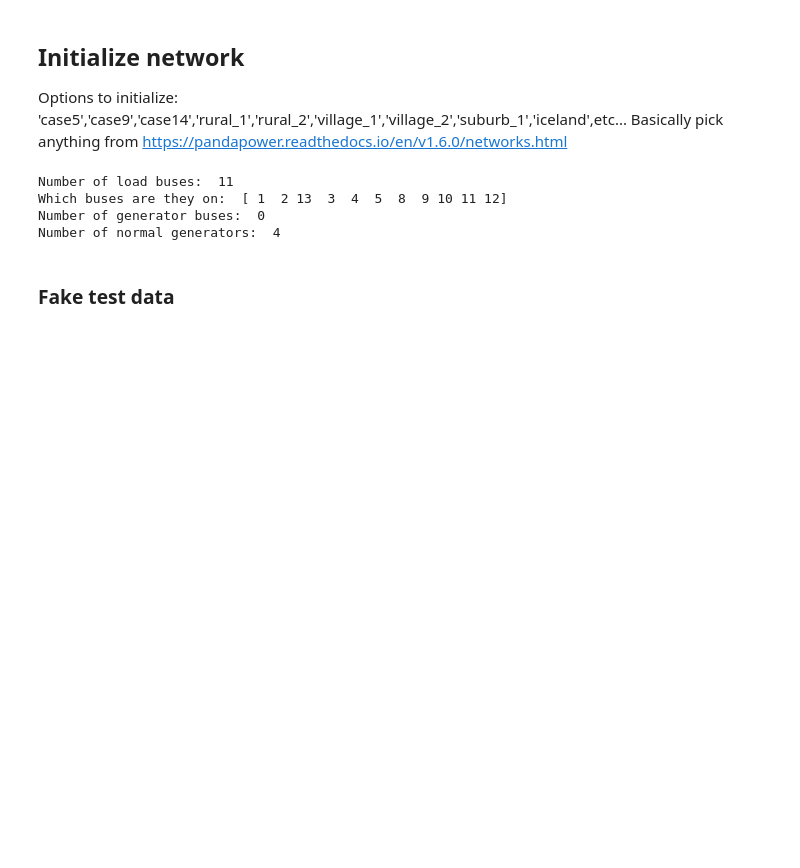
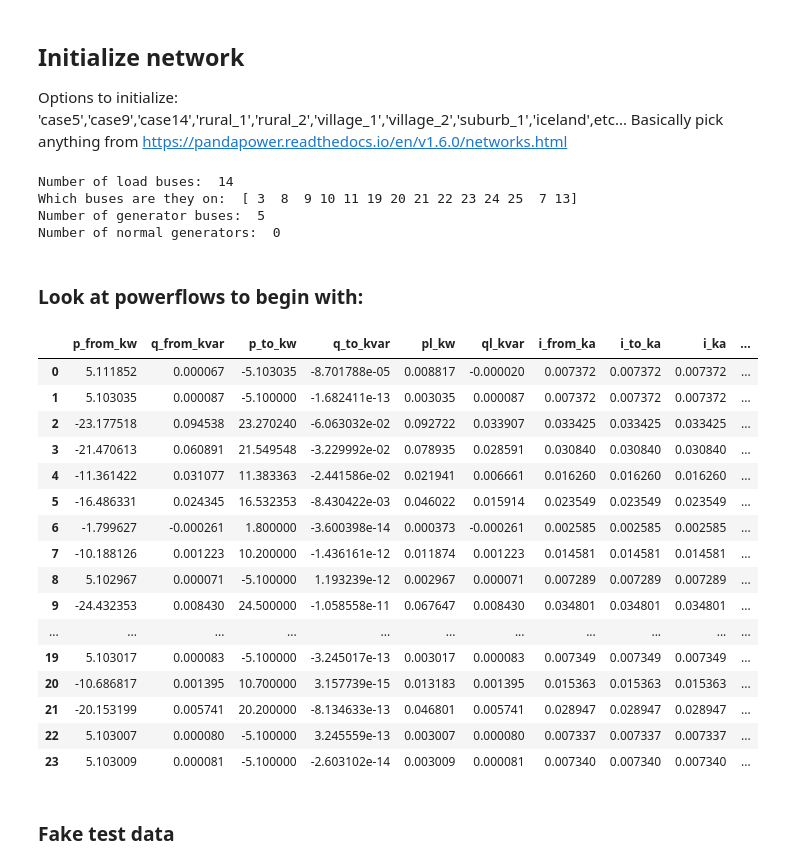
Before and after one commit to bmeyers/VirtualMicrogridSegmentation, a Jupyter notebook: Interacting with pp_network.ipynb, the cells around one changed output. Cells and saved outputs as stored; diff of their text form; code cells hidden in the pictures; blank space fills up the shorter version.

```diff
--- a/Interacting with pp_network.ipynb
+++ b/Interacting with pp_network.ipynb
@@ -57,12 +131,37 @@ network_model = pp_network.net_model('case14')
 print('Number of load buses: ',network_model.num_loadbus)
 print('Which buses are they on: ',network_model.loadbuses)
 print('Number of generator buses: ',network_model.num_sgen)
-print('Number of normal generators: ',network_model.num_normalgen)
+print('Number of normal generators: ',network_model.num_gen)
 # %% [output]
-Number of load buses:  11
-Which buses are they on:  [ 1  2 13  3  4  5  8  9 10 11 12]
-Number of generator buses:  0
-Number of normal generators:  4
+Number of load buses:  14
+Which buses are they on:  [ 3  8  9 10 11 19 20 21 22 23 24 25  7 13]
+Number of generator buses:  5
+Number of normal generators:  0
+# %% [markdown]
+### Look at powerflows to begin with:
+# %%
+net = network_model.pp_net
+pp.runpp(net,enforce_q_lims=True)
+# %%
+net.res_line
+# %% [output]
+|  | p_from_kw | q_from_kvar | p_to_kw | q_to_kvar | pl_kw | ql_kvar | i_from_ka | i_to_ka | i_ka | ... |
+| 0 | 5.111852 | 0.000067 | -5.103035 | -8.701788e-05 | 0.008817 | -0.000020 | 0.007372 | 0.007372 | 0.007372 | ... |
+| 1 | 5.103035 | 0.000087 | -5.100000 | -1.682411e-13 | 0.003035 | 0.000087 | 0.007372 | 0.007372 | 0.007372 | ... |
+| 2 | -23.177518 | 0.094538 | 23.270240 | -6.063032e-02 | 0.092722 | 0.033907 | 0.033425 | 0.033425 | 0.033425 | ... |
+| 3 | -21.470613 | 0.060891 | 21.549548 | -3.229992e-02 | 0.078935 | 0.028591 | 0.030840 | 0.030840 | 0.030840 | ... |
+| 4 | -11.361422 | 0.031077 | 11.383363 | -2.441586e-02 | 0.021941 | 0.006661 | 0.016260 | 0.016260 | 0.016260 | ... |
+| 5 | -16.486331 | 0.024345 | 16.532353 | -8.430422e-03 | 0.046022 | 0.015914 | 0.023549 | 0.023549 | 0.023549 | ... |
+| 6 | -1.799627 | -0.000261 | 1.800000 | -3.600398e-14 | 0.000373 | -0.000261 | 0.002585 | 0.002585 | 0.002585 | ... |
+| 7 | -10.188126 | 0.001223 | 10.200000 | -1.436161e-12 | 0.011874 | 0.001223 | 0.014581 | 0.014581 | 0.014581 | ... |
+| 8 | 5.102967 | 0.000071 | -5.100000 | 1.193239e-12 | 0.002967 | 0.000071 | 0.007289 | 0.007289 | 0.007289 | ... |
+| 9 | -24.432353 | 0.008430 | 24.500000 | -1.058558e-11 | 0.067647 | 0.008430 | 0.034801 | 0.034801 | 0.034801 | ... |
+| ... | ... | ... | ... | ... | ... | ... | ... | ... | ... | ... |
+| 19 | 5.103017 | 0.000083 | -5.100000 | -3.245017e-13 | 0.003017 | 0.000083 | 0.007349 | 0.007349 | 0.007349 | ... |
+| 20 | -10.686817 | 0.001395 | 10.700000 | 3.157739e-15 | 0.013183 | 0.001395 | 0.015363 | 0.015363 | 0.015363 | ... |
+| 21 | -20.153199 | 0.005741 | 20.200000 | -8.134633e-13 | 0.046801 | 0.005741 | 0.028947 | 0.028947 | 0.028947 | ... |
+| 22 | 5.103007 | 0.000080 | -5.100000 | 3.245559e-13 | 0.003007 | 0.000080 | 0.007337 | 0.007337 | 0.007337 | ... |
+| 23 | 5.103009 | 0.000081 | -5.100000 | -2.603102e-14 | 0.003009 | 0.000081 | 0.007340 | 0.007340 | 0.007340 | ... |
 # %% [markdown]
 ### Fake test data
 # %%
```
Also changed, not shown: parts of 21 cells of this notebook, 1 other file.
